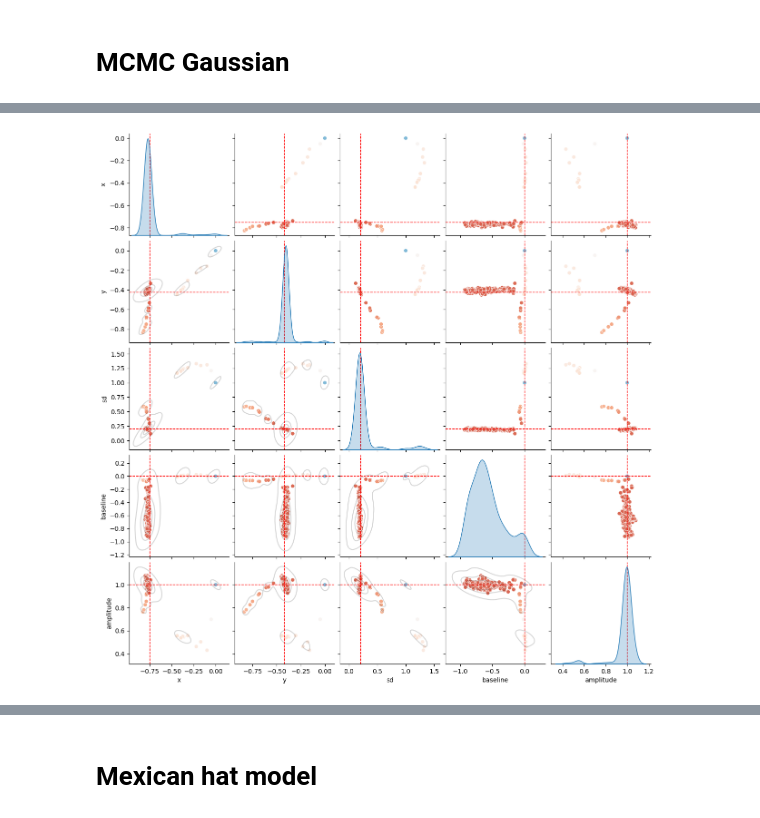
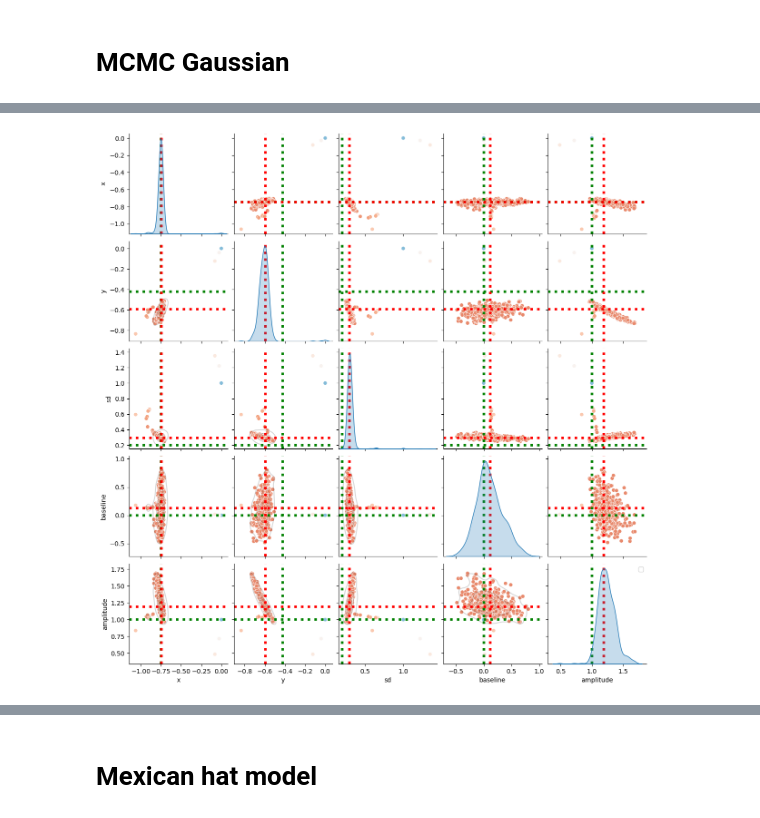
Before and after one commit to mdaghlian/braincoder_bprf, a Jupyter notebook: notebooks/Fit 2D Gaussian PRF MCMC.ipynb, the cells around one changed output, grey strips where cells are left out. Cells and saved outputs as stored; diff of their text form; code cells hidden in the pictures.

```diff
--- a/notebooks/Fit 2D Gaussian PRF MCMC.ipynb
+++ b/notebooks/Fit 2D Gaussian PRF MCMC.ipynb
@@ -69,7 +69,7 @@ pred.plot(legend=False)
 # %% [markdown]
 ## Noisy predictions
 # %%
-data = model.simulate(noise=4)
+data = model.simulate(noise=2)
 data.plot(legend=False)
 sns.despine()
 # %% [output]
@@ -145,15 +176,16 @@ NOT WORKING YET
 # %%
 idx = 0
-num_results = 20
+num_results = 50
+tf.random.set_seed(1)
 bfitter.fit(
     idx=idx,
     init_pars=init_pars,
     num_results=num_results,
 )
-
-bfitterL.fit(
-    idx=idx,
-    init_pars=init_pars,
-    num_results=num_results,
-)
+tf.random.set_seed(1)
+# bfitterL.fit(
+#     idx=idx,
+#     init_pars=init_pars,
+#     num_results=num_results,
+# )
 # %% [output]
@@ -206,20 +237,27 @@ rsq_cols = dag_get_col_vals(
 # %%
 idx = 0
 burn_in = 0
 sns_plot = sns.pairplot(
     bfitter.mcmc_sampler[idx].iloc[burn_in:,:],
     plot_kws={'color':rsq_cols[burn_in:,:]},
     # corner=True,
     diag_kind='kde'
 )
 sns_plot.map_lower(sns.kdeplot, levels=4, color=0.2)
 # sns_plot.
 add_lines_to_pairplot(
-    sns_plot.axes, parameters.iloc[idx,:].to_dict()
+    sns_plot.axes, parameters.iloc[idx,:].to_dict(), color='g', linestyle=':', lw=4, label='Truth'
 )
+# add_lines_to_pairplot(
+#     sns_plot.axes, init_pars.iloc[idx,:].to_dict(), color='c', linestyle=':', lw=4,
+# )
+add_lines_to_pairplot(
+    sns_plot.axes, refined_pars.iloc[idx,:].to_dict(), color='r', linestyle=':', lw=4,
+)
+plt.legend()
 plt.show()
 # %% [output]
-[figure, old version]
+[figure, new version]
 # %%
 p = 'amplitude'
 plt.plot(bfitter.mcmc_sampler[idx][p])
```
Also changed, not shown: parts of 21 cells of this notebook, 3 other files.
